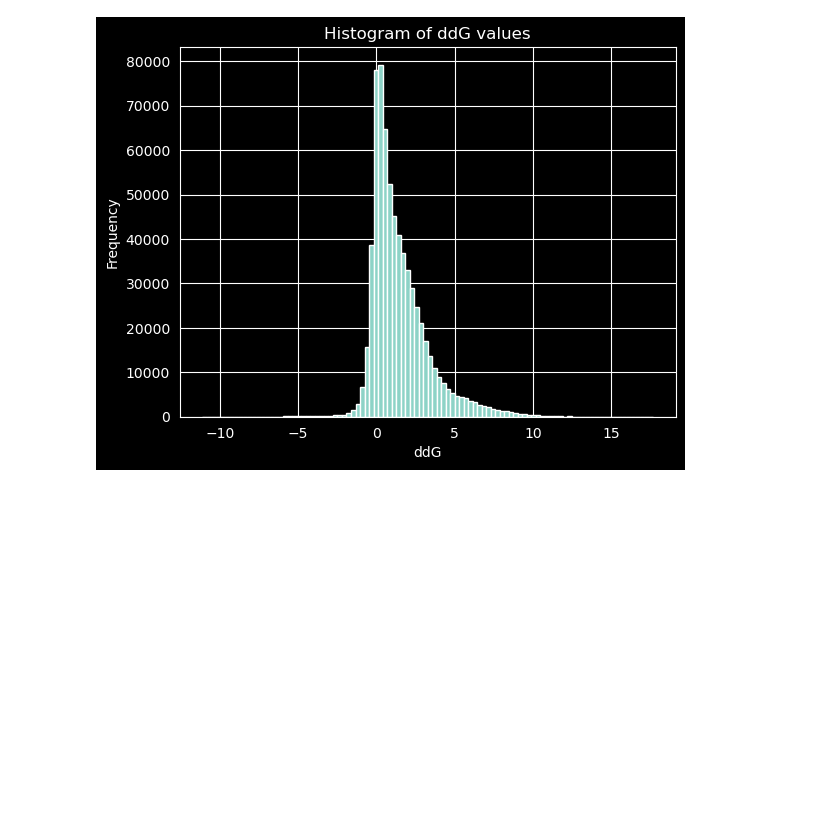
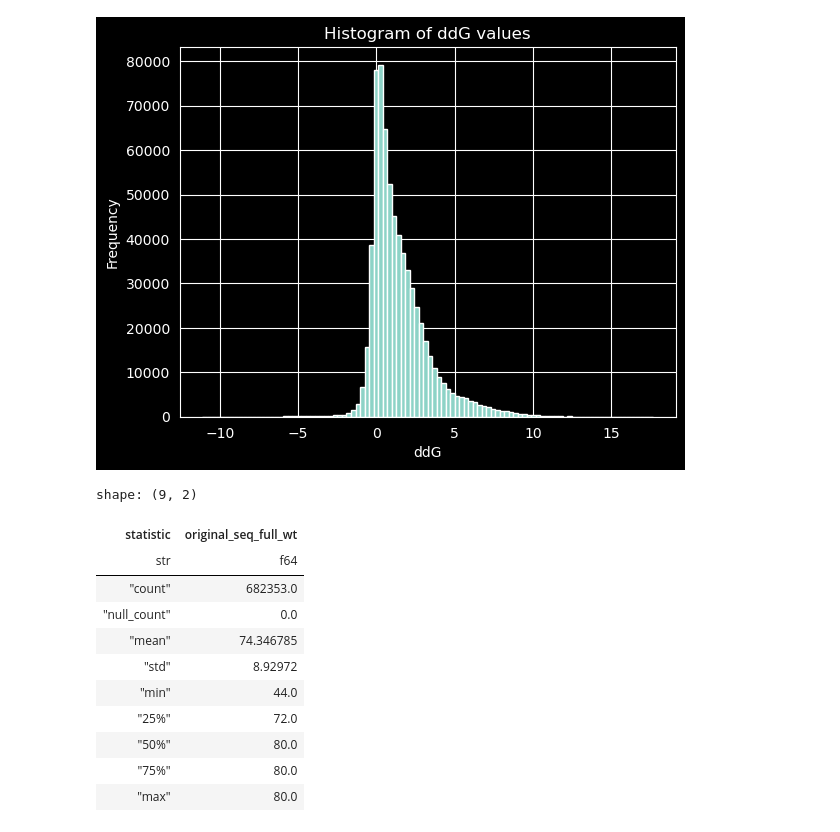
Before and after one commit to vlccek/Master_thesis-Prediction_protein_stability, a Jupyter notebook: protbert/megascale_dataset_preparation.ipynb, the cells around one changed output. Cells and saved outputs as stored; diff of their text form; code cells hidden in the pictures; blank space fills up the shorter version.

```diff
--- a/protbert/megascale_dataset_preparation.ipynb
+++ b/protbert/megascale_dataset_preparation.ipynb
@@ -346,3 +346,18 @@ plt.show()
 # for feature jakub, this is fine in case that more of the data is positive.
 # %% [output]
 [figure]
+# %%
+df_joined.select(pl.col('original_seq_full_wt').str.len_chars()).describe()
+# %% [output]
+shape: (9, 2)
+| statistic | original_seq_full_wt |
+| str | f64 |
+| "count" | 682353.0 |
+| "null_count" | 0.0 |
+| "mean" | 74.346785 |
+| "std" | 8.92972 |
+| "min" | 44.0 |
+| "25%" | 72.0 |
+| "50%" | 80.0 |
+| "75%" | 80.0 |
+| "max" | 80.0 |
```
Also changed, not shown: parts of 2 cells of this notebook, 7 other files.
